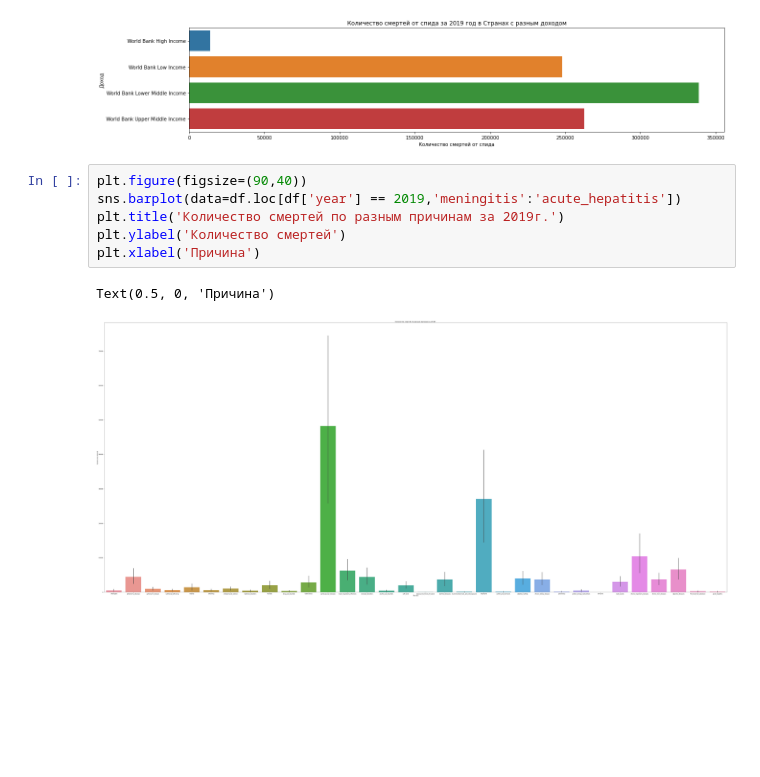
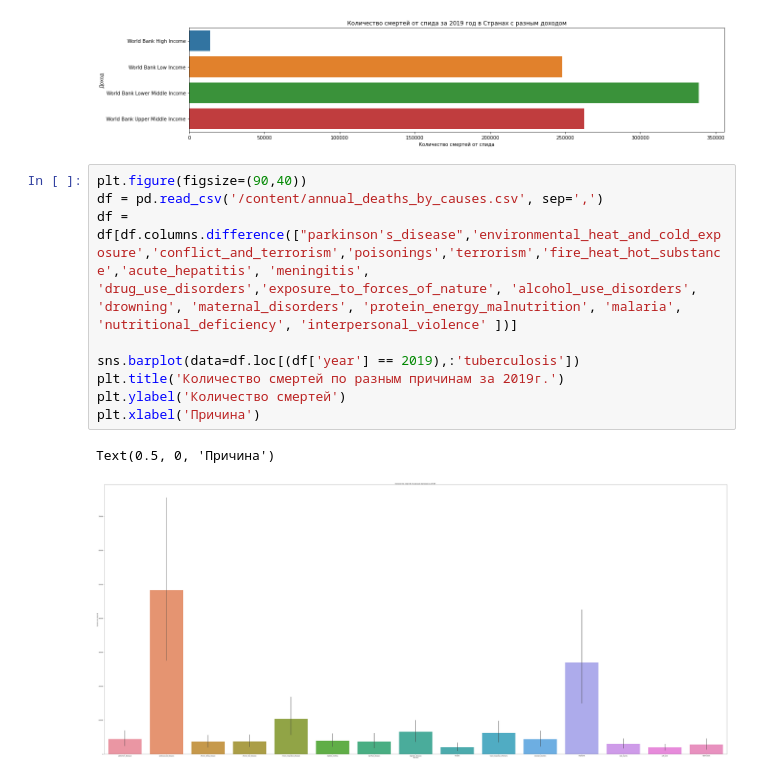
Before and after one commit to Supet1337/laba4dataset, a Jupyter notebook: lab4.ipynb, the cells around one changed output. Drawn from its saved outputs; the diff is of its cells as text; blank space fills up the shorter version.

```diff
--- a/lab4.ipynb
+++ b/lab4.ipynb
@@ -255,10 +256,13 @@ Text(0.5, 0, 'Количество смертей от спида')
 [figure]
 # %%
 plt.figure(figsize=(90,40))
-sns.barplot(data=df.loc[df['year'] == 2019,'meningitis':'acute_hepatitis'])
+df = pd.read_csv('/content/annual_deaths_by_causes.csv', sep=',')
+df = df[df.columns.difference(["parkinson's_disease",'environmental_heat_and_cold_exposure','conflict_and_terrorism','poisonings','terrorism','fire_heat_hot_substance','acute_hepatitis', 'meningitis', 'drug_use_disorders','exposure_to_forces_of_nature', 'alcohol_use_disorders', 'drowning', 'maternal_disorders', 'protein_energy_malnutrition', 'malaria', 'nutritional_deficiency', 'interpersonal_violence' ])]
+
+sns.barplot(data=df.loc[(df['year'] == 2019),:'tuberculosis'])
 plt.title('Количество смертей по разным причинам за 2019г.')
 plt.ylabel('Количество смертей')
 plt.xlabel('Причина')
 # %% [output]
 Text(0.5, 0, 'Причина')
-[figure, old version]
+[figure, new version]
```
Also changed, not shown: parts of 4 cells of this notebook.
